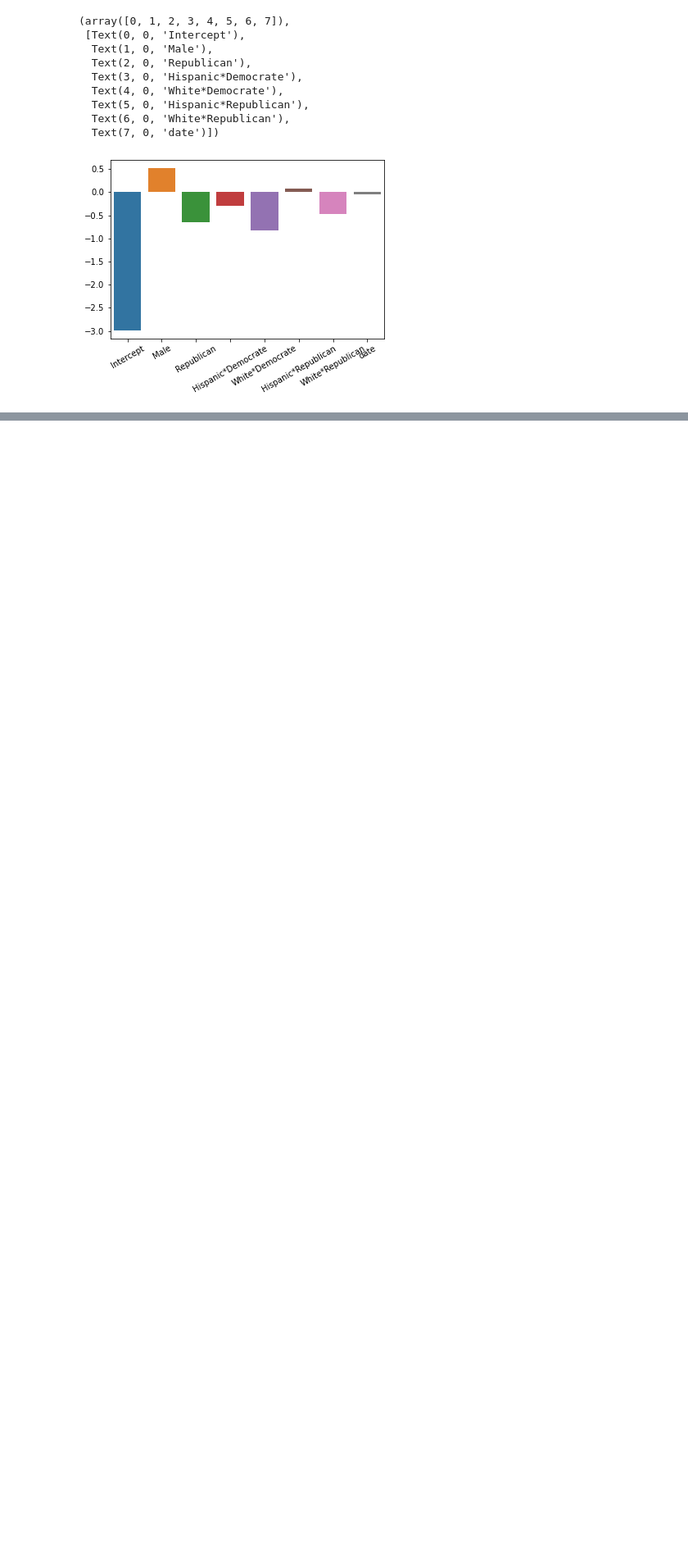
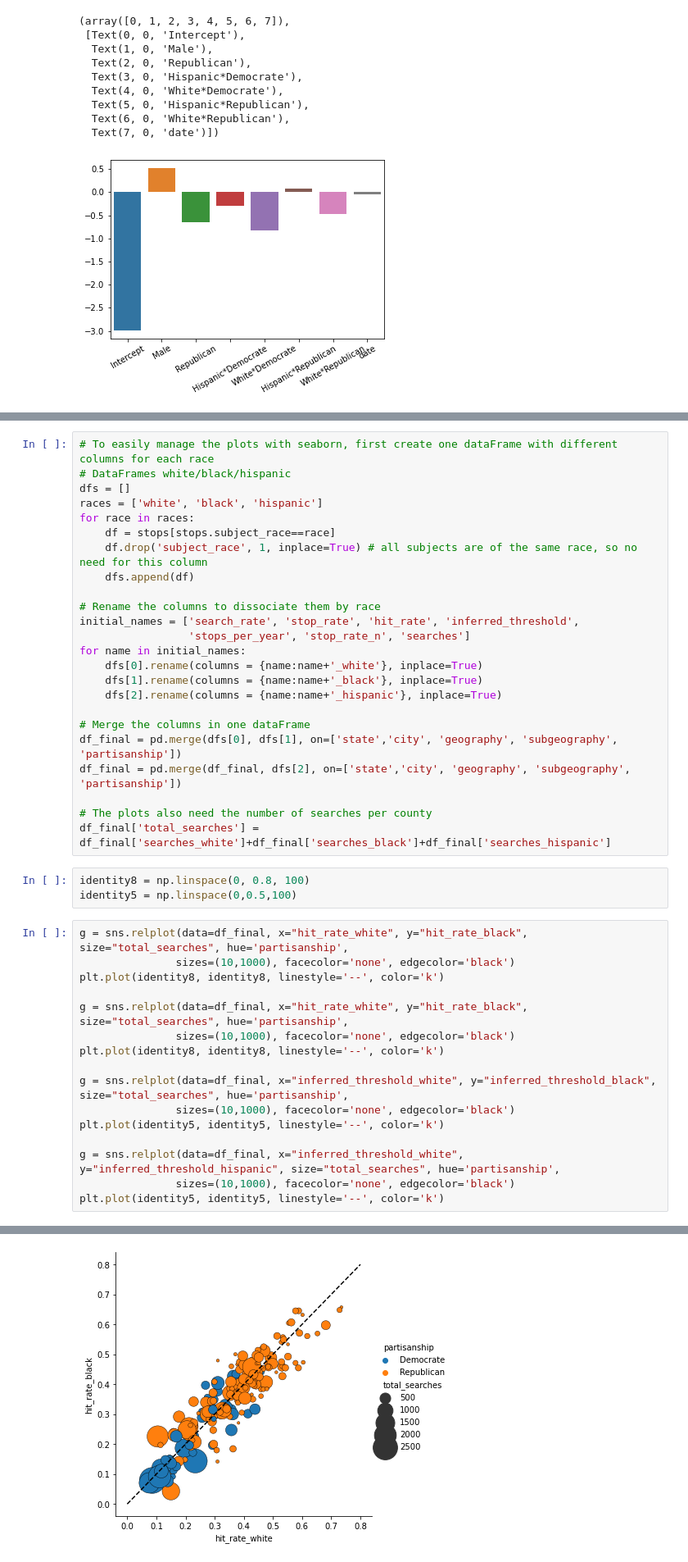
Before and after one commit to epfl-ada/ada-2020-project-milestone-p3-p3_fraises-tagada, a Jupyter notebook: Nino.ipynb, the cells around one changed output, grey strips where cells are left out. Shown at 82% size. Drawn from its saved outputs; the diff is of its cells as text; blank space fills up the shorter version.

Commit message:
threshold test

```diff
--- a/Nino.ipynb
+++ b/Nino.ipynb
@@ -139,0 +150,44 @@ plt.xticks(rotation=30)
+# %%
+# To easily manage the plots with seaborn, first create one dataFrame with different columns for each race
+# DataFrames white/black/hispanic
+dfs = []
+races = ['white', 'black', 'hispanic']
+for race in races:
+    df = stops[stops.subject_race==race]
+    df.drop('subject_race', 1, inplace=True) # all subjects are of the same race, so no need for this column
+    dfs.append(df)
+
+# Rename the columns to dissociate them by race
+initial_names = ['search_rate', 'stop_rate', 'hit_rate', 'inferred_threshold',
+                 'stops_per_year', 'stop_rate_n', 'searches']
+for name in initial_names:
+    dfs[0].rename(columns = {name:name+'_white'}, inplace=True)
+    dfs[1].rename(columns = {name:name+'_black'}, inplace=True)
+    dfs[2].rename(columns = {name:name+'_hispanic'}, inplace=True)
+
+# Merge the columns in one dataFrame
+df_final = pd.merge(dfs[0], dfs[1], on=['state','city', 'geography', 'subgeography', 'partisanship'])
+df_final = pd.merge(df_final, dfs[2], on=['state','city', 'geography', 'subgeography', 'partisanship'])
+
+# The plots also need the number of searches per county
+df_final['total_searches'] = df_final['searches_white']+df_final['searches_black']+df_final['searches_hispanic']
+# %%
+identity8 = np.linspace(0, 0.8, 100)
+identity5 = np.linspace(0,0.5,100)
+# %%
+g = sns.relplot(data=df_final, x="hit_rate_white", y="hit_rate_black", size="total_searches", hue='partisanship',
+               sizes=(10,1000), facecolor='none', edgecolor='black')
+plt.plot(identity8, identity8, linestyle='--', color='k')
+
+g = sns.relplot(data=df_final, x="hit_rate_white", y="hit_rate_black", size="total_searches", hue='partisanship',
+               sizes=(10,1000), facecolor='none', edgecolor='black')
+plt.plot(identity8, identity8, linestyle='--', color='k')
+
+g = sns.relplot(data=df_final, x="inferred_threshold_white", y="inferred_threshold_black", size="total_searches", hue='partisanship',
+               sizes=(10,1000), facecolor='none', edgecolor='black')
+plt.plot(identity5, identity5, linestyle='--', color='k')
+
+g = sns.relplot(data=df_final, x="inferred_threshold_white", y="inferred_threshold_hispanic", size="total_searches", hue='partisanship',
+               sizes=(10,1000), facecolor='none', edgecolor='black')
+plt.plot(identity5, identity5, linestyle='--', color='k')
+# %% [output]
@@ -139,0 +195 @@ plt.xticks(rotation=30)
+[figure, added]
```
Also changed, not shown: parts of 12 cells of this notebook.
